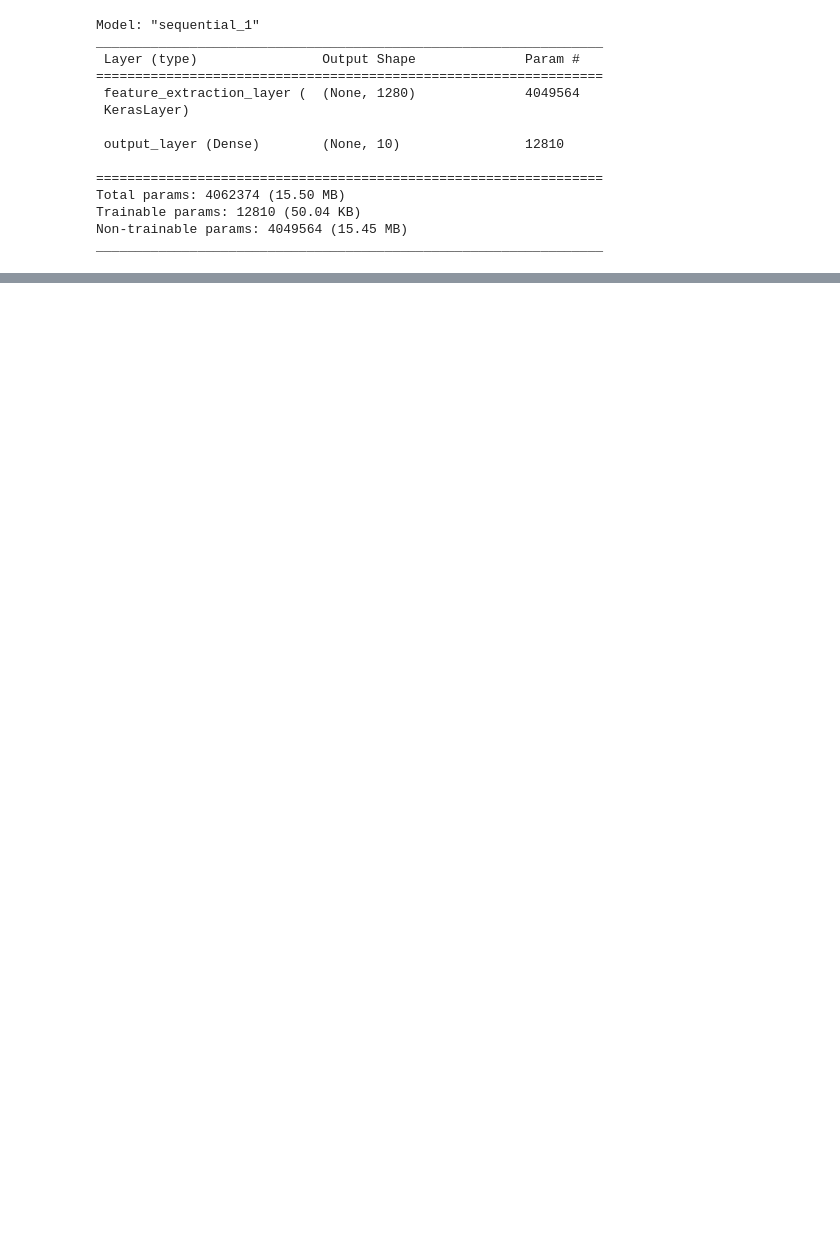
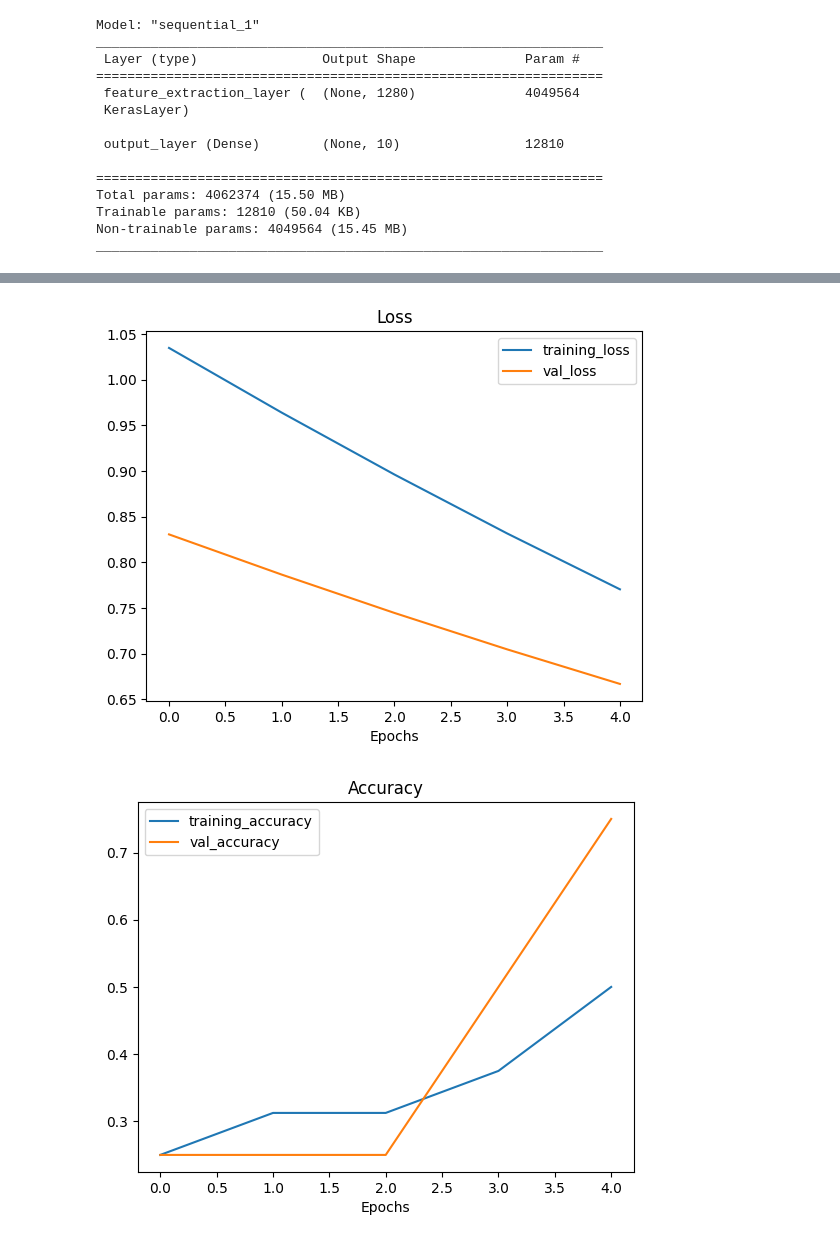
Before and after one commit to kekonline/TensorFlow-Transfer-Learning, a Jupyter notebook: Transfer_Learning_Feature_Extraction.ipynb, the cells around one changed output, grey strips where cells are left out. Cells and saved outputs as stored; diff of their text form; code cells hidden in the pictures; blank space fills up the shorter version.

```diff
--- a/Transfer_Learning_Feature_Extraction.ipynb
+++ b/Transfer_Learning_Feature_Extraction.ipynb
@@ -249,0 +362,27 @@ _________________________________________________________________
+# %%
+# Download the pretrained model and save it as a Keras layer
+feature_extractor_layer = hub.KerasLayer(efficientnet_url,
+                                         trainable=False, # freeze the underlying patterns
+                                         name='feature_extraction_layer',
+                                         input_shape=IMAGE_SHAPE+(3,)) # define the input image shape
+
+# Create our own model
+efficientnet_gvb = tf.keras.Sequential([
+    feature_extractor_layer, # use the feature extraction layer as the base
+    layers.Dense(1, activation='sigmoid', name='output_layer') # create our own output layer
+    ])
+
+# Compile EfficientNet model
+efficientnet_gvb.compile(loss='binary_crossentropy',
+                           optimizer=tf.keras.optimizers.Adam(),
+                           metrics=['accuracy'])
+
+# Fit EfficientNet model
+efficientnet_gvb_history = efficientnet_gvb.fit(train_data,
+                                              epochs=5,
+                                              steps_per_epoch=len(train_data),
+                                              validation_data=valid_data,
+                                              validation_steps=len(valid_data),
+                                              callbacks=[create_tensorboard_callback(dir_name="tensorflow_hub",
+                                                                                     # Track logs under different experiment name
+                                                                                     experiment_name="efficientnet_gvb_history")])
@@ -249,0 +401,5 @@ _________________________________________________________________
+# %%
+plot_loss_curves(efficientnet_gvb_history)
+# %% [output]
+[figure, added]
+[figure, added]
```
Also changed, not shown: parts of 13 cells of this notebook.
